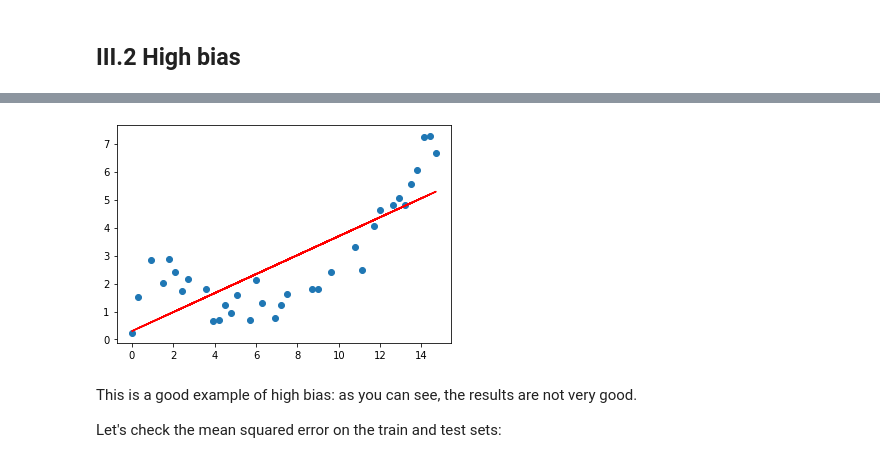
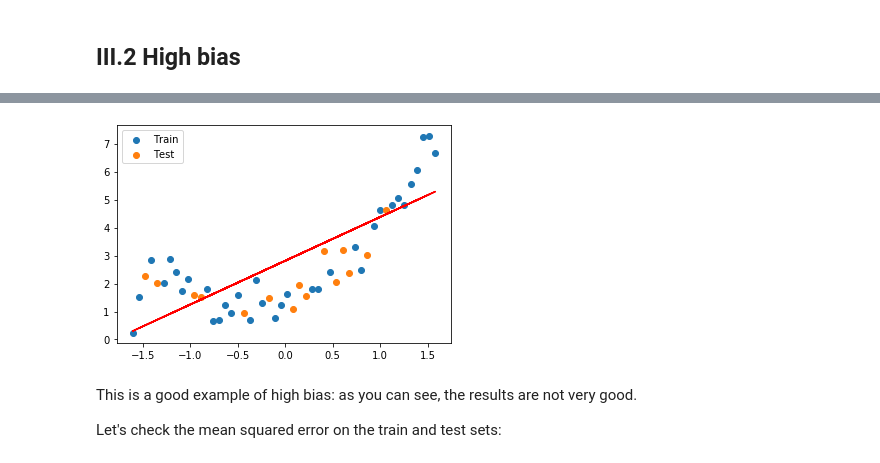
Before and after one commit to vincent-vdb/Edhec_2020_ML_Intro, a Jupyter notebook: 05_Optimization_and_Regul/01_Regularization.ipynb, the cells around one changed output, grey strips where cells are left out. Cells and saved outputs as stored; diff of their text form; code cells hidden in the pictures.

```diff
--- a/05_Optimization_and_Regul/01_Regularization.ipynb
+++ b/05_Optimization_and_Regul/01_Regularization.ipynb
@@ -295,9 +305,11 @@ X = np.arange(0, 15, 0.3)
 y = 4*np.sqrt(X) - 2*X + 0.1*X*X + np.random.normal(0, .5, len(X))
 
 # Split train and test
-X_train, X_test, y_train, y_test = train_test_split(X, y, test_size=0.3, random_state=0)
+X_train, X_test, y_train, y_test = train_test_split(X.reshape(-1, 1), y, test_size=0.3, random_state=0)
 
 # Plot the data
-plt.scatter(X_train, y_train)
-plt.plot()
+plt.scatter(X_train[:, 0], y_train)
+plt.xlabel('X')
+plt.ylabel('y')
+plt.show()
 # %% [output]
@@ -306,3 +319,9 @@ plt.plot()
+# %%
+from sklearn.preprocessing import StandardScaler
+# Data rescaling
+scaler = StandardScaler()
+X_train = scaler.fit_transform(X_train)
+X_test = scaler.transform(X_test)
 # %% [markdown]
 ## III.2 High bias
 # %% [markdown]
@@ -310,16 +329,18 @@ Let's first try to use a normal linear regression.
 # %%
 from sklearn.linear_model import LinearRegression
 
-reg = LinearRegression()
-reg.fit(X_train.reshape(-1, 1), y_train)
+linreg = LinearRegression()
+linreg.fit(X_train, y_train)
 
-y_train_pred = reg.predict(X_train.reshape(-1, 1))
+y_train_pred = linreg.predict(X_train)
 
-plt.scatter(X_train, y_train)
+plt.scatter(X_train, y_train, label='Train')
+plt.scatter(X_test, y_test, label='Test')
 plt.plot(X_train, y_train_pred, color='red')
+plt.legend()
 plt.show()
 # %% [output]
-[figure, old version]
+[figure, new version]
 # %% [markdown]
 This is a good example of high bias: as you can see, the results are not very good.
 
```
Also changed, not shown: parts of 22 cells of this notebook, 4 other files.
